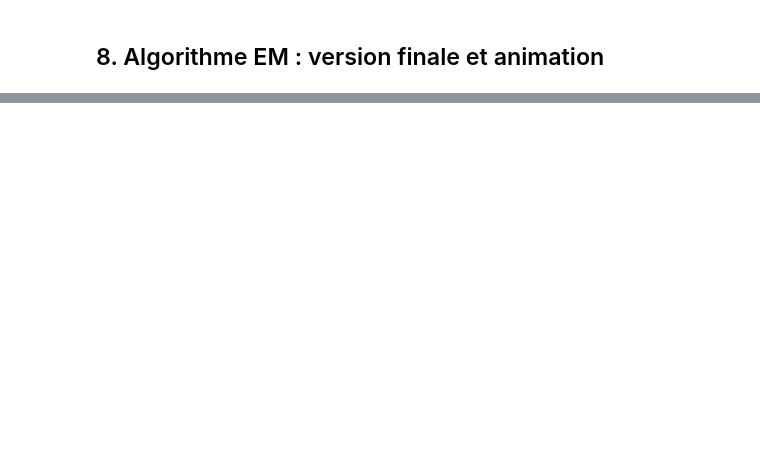
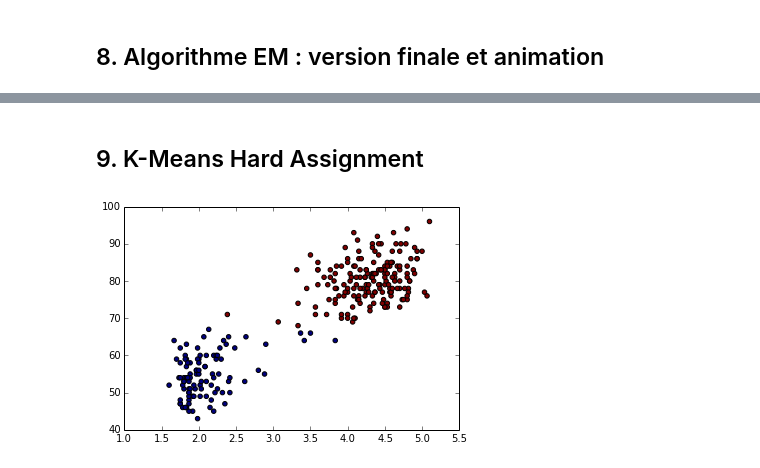
Before and after one commit to VieVie31/MAPSI, a Jupyter notebook: TME/TME4.ipynb, the cells around one changed output, grey strips where cells are left out. Cells and saved outputs as stored; diff of their text form; code cells hidden in the pictures; blank space fills up the shorter version.

Commit message:
adding k-mean...

```diff
--- a/TME/TME4.ipynb
+++ b/TME/TME4.ipynb
@@ -343,0 +344,17 @@ step animate = 0
+# %% [markdown]
+## 9. K-Means Hard Assignment
+# %%
+def kmean(data, centroids, nb_iters=100):
+    for i in range(nb_iters):
+        distances = np.array([np.abs(data - c) for c in centroids]).sum(axis=2)
+        clusters_labels = np.array([v.argmin() for v in np.array(list(zip(*distances)))])
+        centroids = np.array([data[np.where(clusters_labels == lbl)].mean(axis=0) for lbl in set(clusters_labels)])
+    return clusters_labels
+# %%
+centroids = np.array([[2, 55], [5, 80]])
+lbl = kmean(data, centroids)
+# %%
+plt.scatter(*data.T, c=lbl)
+plt.show()
+# %% [output]
+[figure, added]
```
Also changed, not shown: parts of 6 cells of this notebook.
